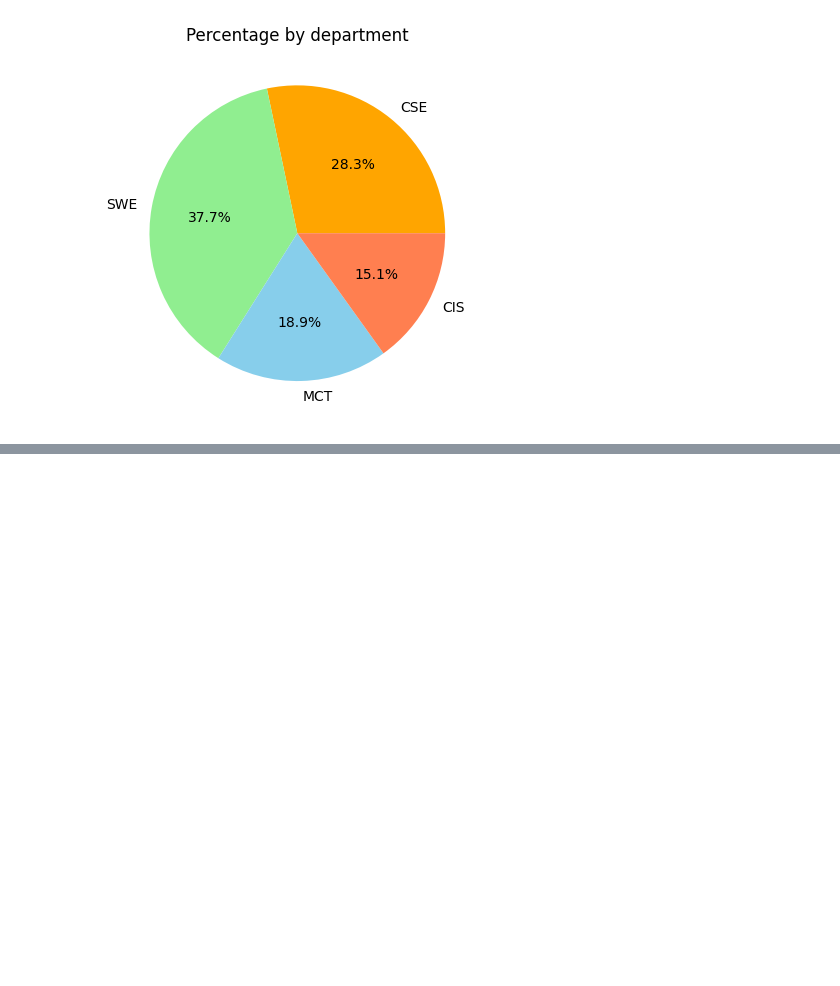
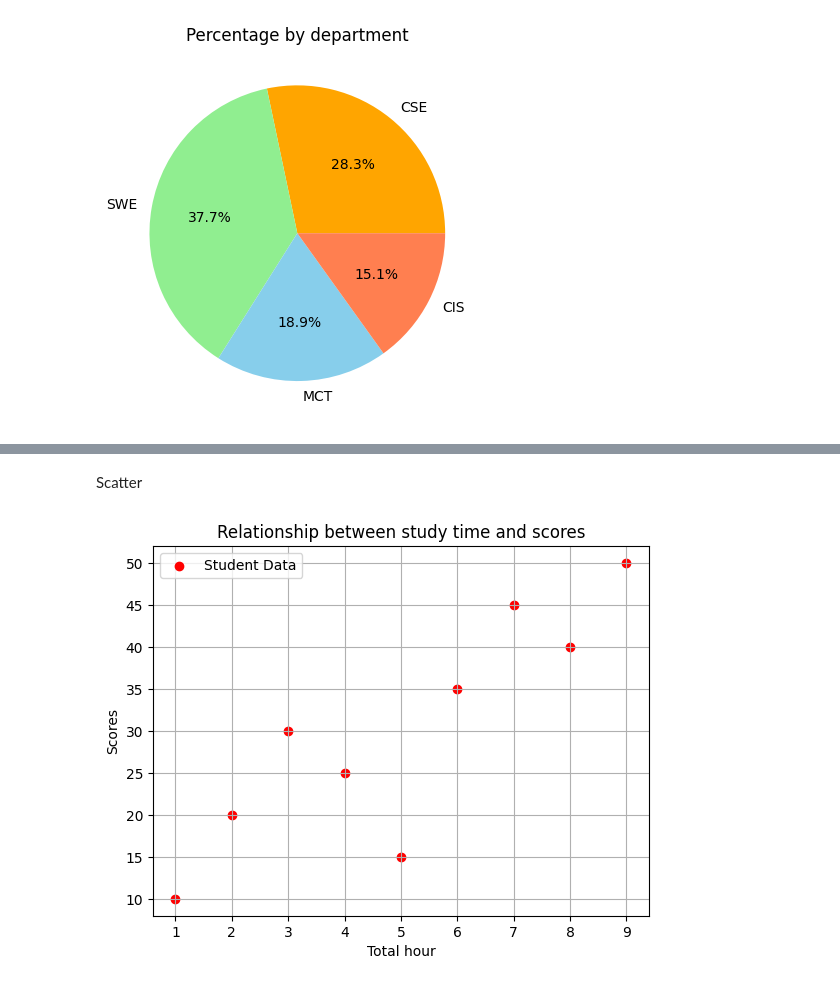
Before and after one commit to jahidstm/Matplotlib, a Jupyter notebook: practice.ipynb, the cells around one changed output, grey strips where cells are left out. Drawn from its saved outputs; the diff is of its cells as text; code cells hidden in the pictures; blank space fills up the shorter version.

```diff
--- a/practice.ipynb
+++ b/practice.ipynb
@@ -70,0 +85,17 @@ plt.show()
+# %% [markdown]
+Scatter
+# %%
+import matplotlib.pyplot as plt
+
+hour = [1,2,3,4,5,6,7,8,9]
+score = [10,20,30,25,15,35,45,40,50]
+
+plt.scatter(hour, score, color='red', marker='o', label='Student Data')
+plt.xlabel('Total hour')
+plt.ylabel('Scores')
+plt.title('Relationship between study time and scores')
+plt.legend()
+plt.grid()
+plt.show()
+# %% [output]
+[figure, added]
```
Also changed, not shown: parts of 2 cells of this notebook, 3 other files.
